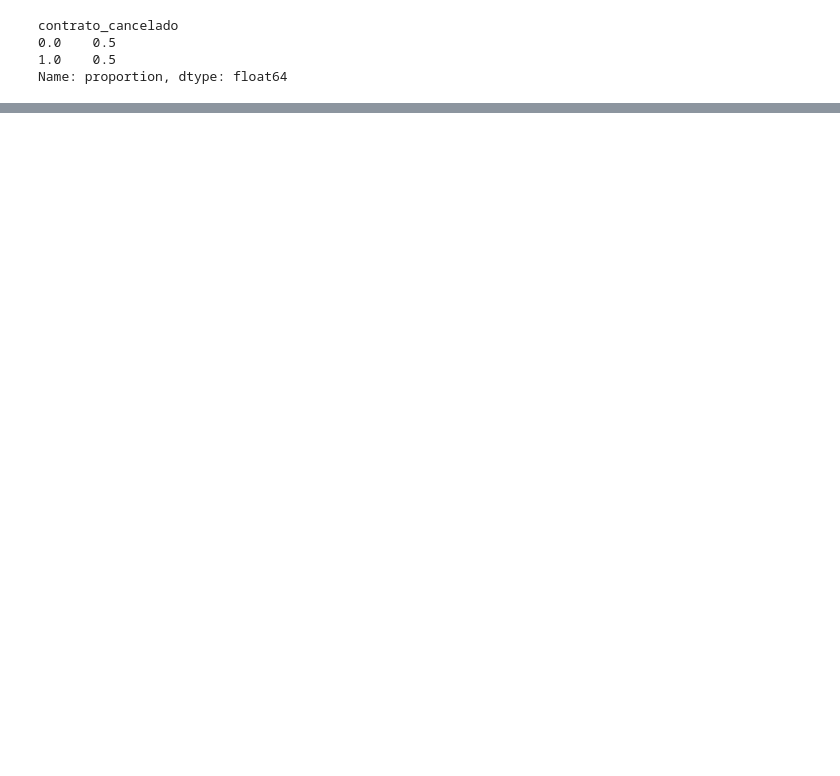
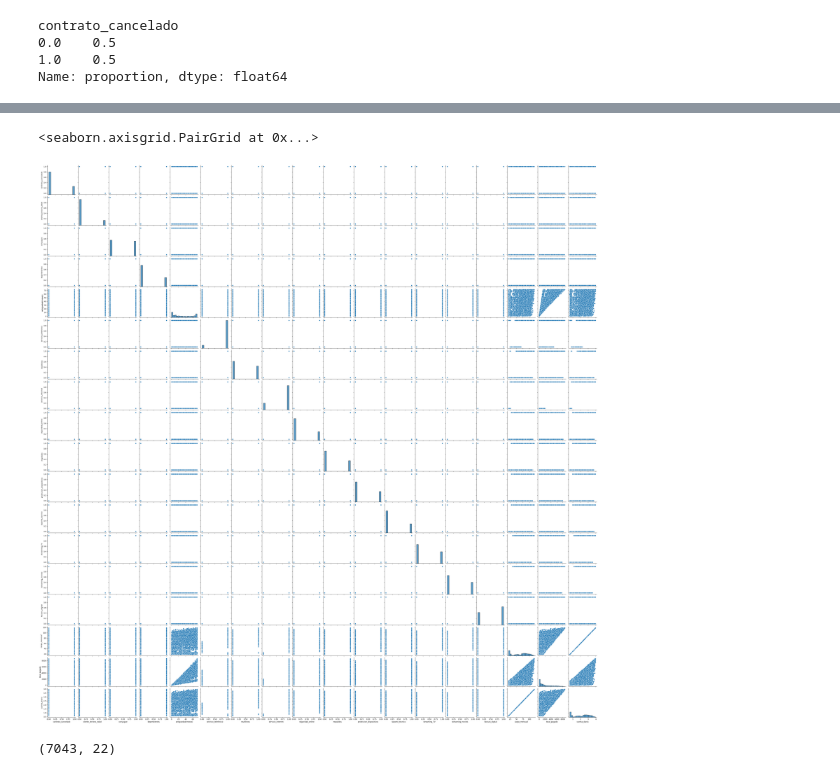
Before and after one commit to Fersh5/TelecomX_2, a Jupyter notebook: telecomX_2.ipynb, the cells around one changed output, grey strips where cells are left out. Saved outputs shown, nothing was run; the diff lists cells and outputs as text; code cells hidden in the pictures; blank space fills up the shorter version.

```diff
--- a/telecomX_2.ipynb
+++ b/telecomX_2.ipynb
@@ -185,0 +244,9 @@ pd.DataFrame(X_normalizada)
+# %%
+sns.pairplot(data)
+# %% [output]
+<seaborn.axisgrid.PairGrid at 0x...>
+[figure, added]
+# %%
+data.shape
+# %% [output]
+(7043, 22)
```
Also changed, not shown: parts of 29 cells of this notebook.
